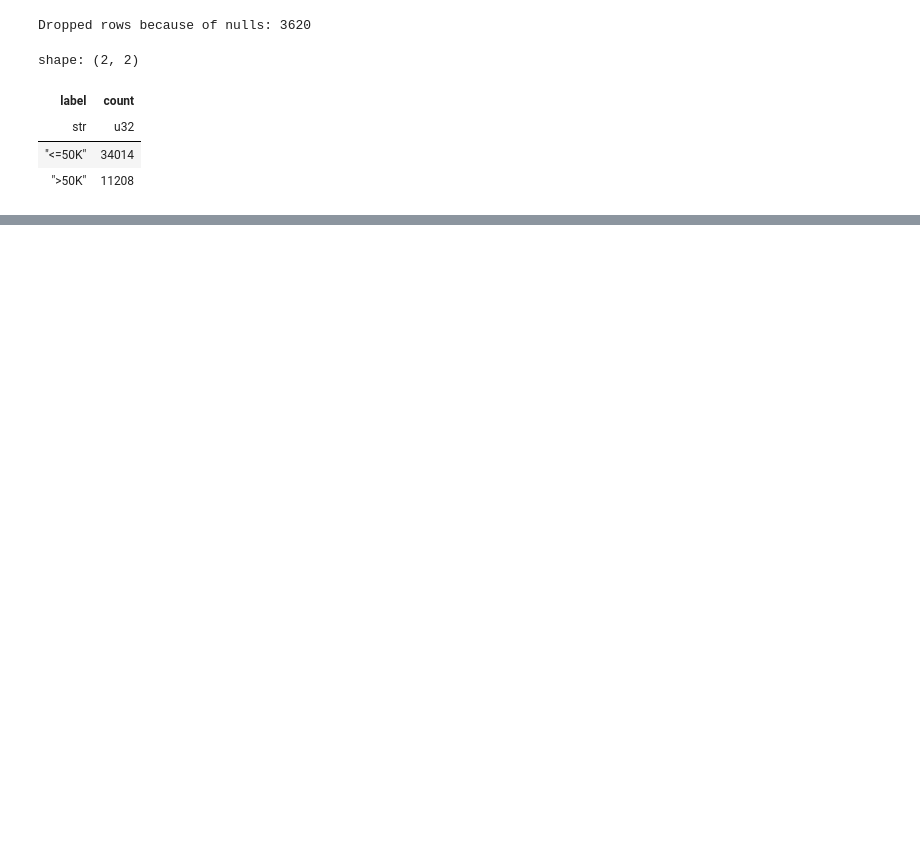
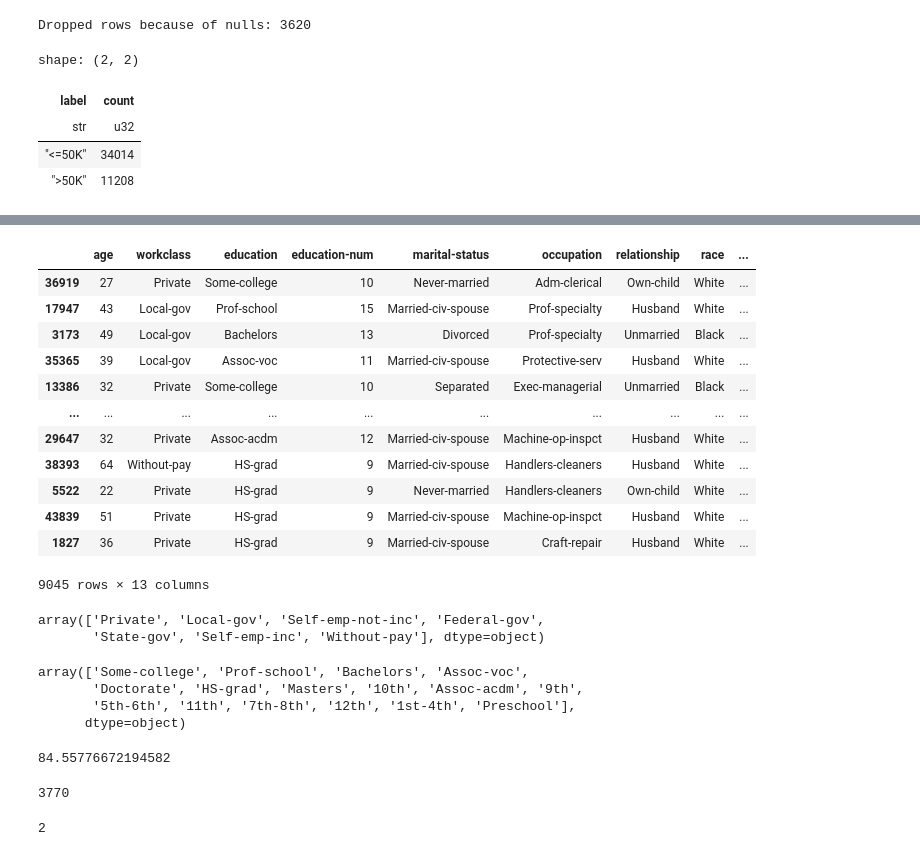
Before and after one commit to sharyar/automatic-potato, a Jupyter notebook: 01_adult_dataset.ipynb, the cells around one changed output, grey strips where cells are left out. Cells and saved outputs as stored; diff of their text form; code cells hidden in the pictures; blank space fills up the shorter version.

```diff
--- a/01_adult_dataset.ipynb
+++ b/01_adult_dataset.ipynb
@@ -159,0 +422,40 @@ print(results)
+# %%
+X_test
+# %% [output]
+|  | age | workclass | education | education-num | marital-status | occupation | relationship | race | ... |
+| 36919 | 27 | Private | Some-college | 10 | Never-married | Adm-clerical | Own-child | White | ... |
+| 17947 | 43 | Local-gov | Prof-school | 15 | Married-civ-spouse | Prof-specialty | Husband | White | ... |
+| 3173 | 49 | Local-gov | Bachelors | 13 | Divorced | Prof-specialty | Unmarried | Black | ... |
+| 35365 | 39 | Local-gov | Assoc-voc | 11 | Married-civ-spouse | Protective-serv | Husband | White | ... |
+| 13386 | 32 | Private | Some-college | 10 | Separated | Exec-managerial | Unmarried | Black | ... |
+| ... | ... | ... | ... | ... | ... | ... | ... | ... | ... |
+| 29647 | 32 | Private | Assoc-acdm | 12 | Married-civ-spouse | Machine-op-inspct | Husband | White | ... |
+| 38393 | 64 | Without-pay | HS-grad | 9 | Married-civ-spouse | Handlers-cleaners | Husband | White | ... |
+| 5522 | 22 | Private | HS-grad | 9 | Never-married | Handlers-cleaners | Own-child | White | ... |
+| 43839 | 51 | Private | HS-grad | 9 | Married-civ-spouse | Machine-op-inspct | Husband | White | ... |
+| 1827 | 36 | Private | HS-grad | 9 | Married-civ-spouse | Craft-repair | Husband | White | ... |
+9045 rows × 13 columns
+# %%
+X_test.workclass.unique()
+# %% [output]
+array(['Private', 'Local-gov', 'Self-emp-not-inc', 'Federal-gov',
+       'State-gov', 'Self-emp-inc', 'Without-pay'], dtype=object)
+# %%
+X_test.education.unique()
+# %% [output]
+array(['Some-college', 'Prof-school', 'Bachelors', 'Assoc-voc',
+       'Doctorate', 'HS-grad', 'Masters', '10th', 'Assoc-acdm', '9th',
+       '5th-6th', '11th', '7th-8th', '12th', '1st-4th', 'Preschool'],
+      dtype=object)
+# %%
+X_test["capital-loss"].mean()
+# %% [output]
+84.55776672194582
+# %%
+X_test["capital-loss"].max()
+# %% [output]
+3770
+# %%
+X_test["hours-per-week"].min()
+# %% [output]
+2
```
Also changed, not shown: parts of 44 cells of this notebook, 3 other files.
